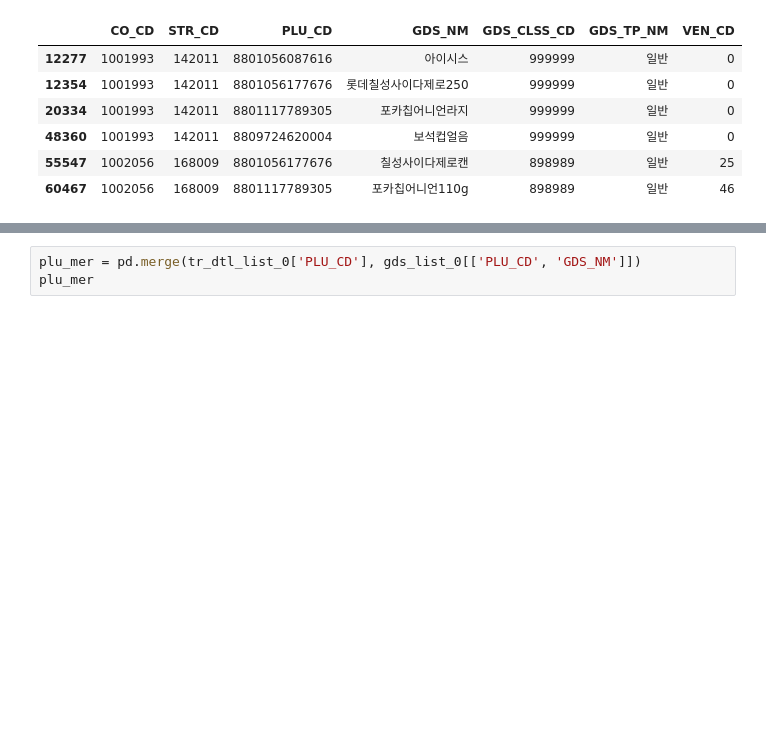
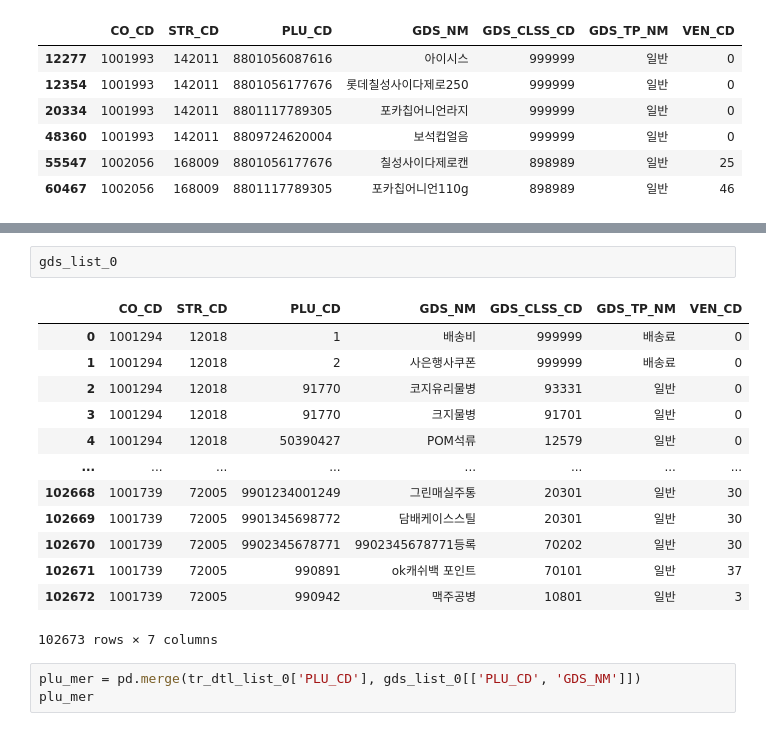
Before and after one commit to shinjangwoon/Store_Analysis, a Jupyter notebook: EDA/EDA.ipynb, the cells around one changed output, grey strips where cells are left out. Cells and saved outputs as stored; diff of their text form; blank space fills up the shorter version.

```diff
--- a/EDA/EDA.ipynb
+++ b/EDA/EDA.ipynb
@@ -545,3 +563,19 @@ gds_list_1[asd]
+# %%
+gds_list_0
+# %% [output]
+|  | CO_CD | STR_CD | PLU_CD | GDS_NM | GDS_CLSS_CD | GDS_TP_NM | VEN_CD |
+| 0 | 1001294 | 12018 | 1 | 배송비 | 999999 | 배송료 | 0 |
+| 1 | 1001294 | 12018 | 2 | 사은행사쿠폰 | 999999 | 배송료 | 0 |
+| 2 | 1001294 | 12018 | 91770 | 코지유리물병 | 93331 | 일반 | 0 |
+| 3 | 1001294 | 12018 | 91770 | 크지물병 | 91701 | 일반 | 0 |
+| 4 | 1001294 | 12018 | 50390427 | POM석류 | 12579 | 일반 | 0 |
+| ... | ... | ... | ... | ... | ... | ... | ... |
+| 102668 | 1001739 | 72005 | 9901234001249 | 그린매실주통 | 20301 | 일반 | 30 |
+| 102669 | 1001739 | 72005 | 9901345698772 | 담배케이스스틸 | 20301 | 일반 | 30 |
+| 102670 | 1001739 | 72005 | 9902345678771 | 9902345678771등록 | 70202 | 일반 | 30 |
+| 102671 | 1001739 | 72005 | 990891 | ok캐쉬백 포인트 | 70101 | 일반 | 37 |
+| 102672 | 1001739 | 72005 | 990942 | 맥주공병 | 10801 | 일반 | 3 |
+102673 rows × 7 columns
 # %%
 plu_mer = pd.merge(tr_dtl_list_0['PLU_CD'], gds_list_0[['PLU_CD', 'GDS_NM']])
 plu_mer
```
Also changed, not shown: parts of 5 cells of this notebook, 1 other file.
